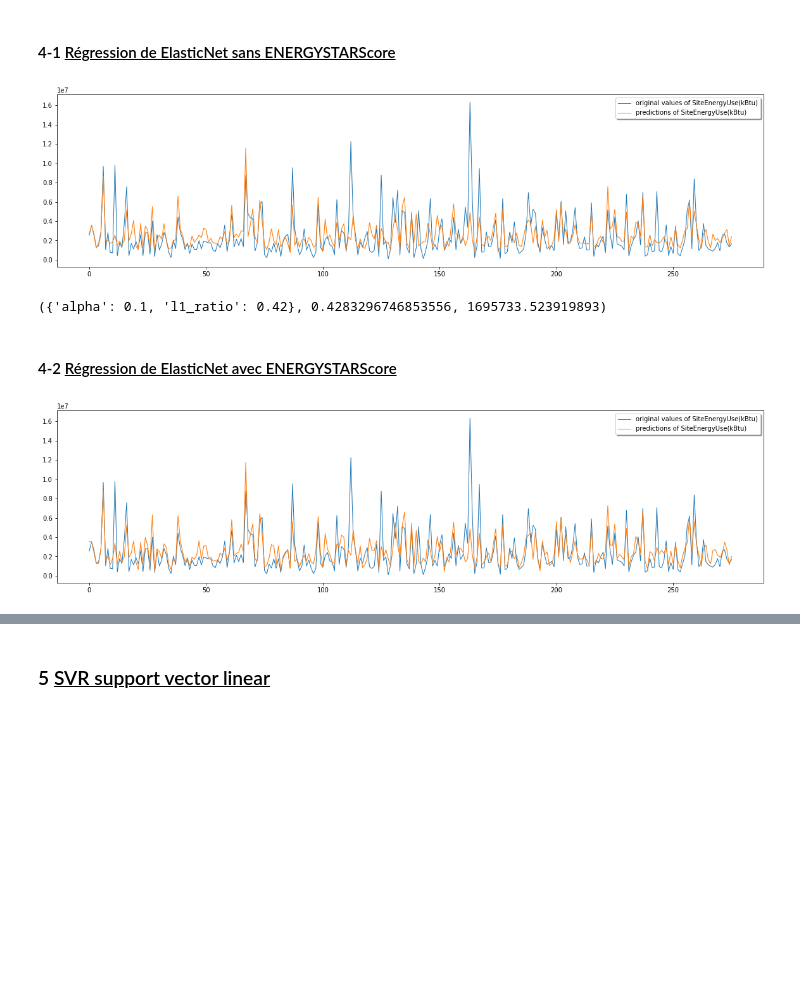
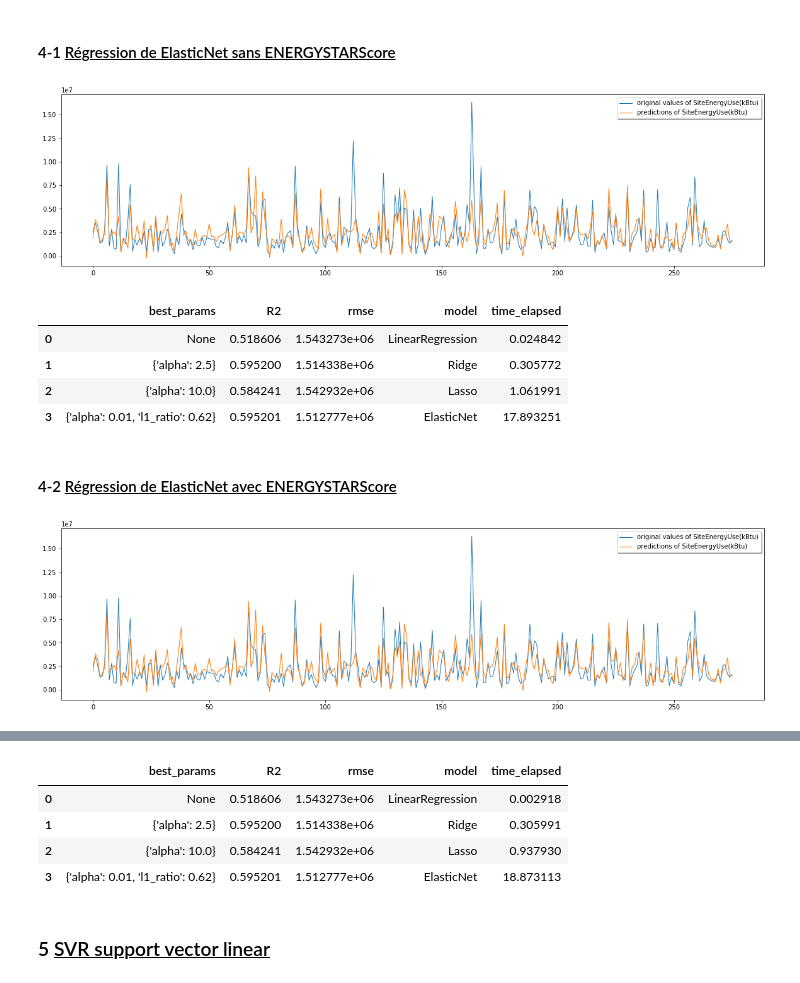
Before and after one commit to hoochycoochie/p4ml, a Jupyter notebook: DIOP_Amadou_3_notebook_prediction_082022.ipynb, the cells around one changed output, grey strips where cells are left out. Cells and saved outputs as stored; diff of their text form; code cells hidden in the pictures; blank space fills up the shorter version.

```diff
--- a/DIOP_Amadou_3_notebook_prediction_082022.ipynb
+++ b/DIOP_Amadou_3_notebook_prediction_082022.ipynb
@@ -119,18 +113,16 @@ utils.grid_search_cv_func(df,target_col,feature_cols,param_grid,scoring,model,te
 # %% [markdown]
 #### 2-2 <u>Régression de ridge avec ENERGYSTARScore </u>
 # %%
+train_x=X_train_with_energy_star_score.values
+test_x=X_test_with_energy_star_score.values
 
-feature_cols=[
 
- col for col in df.columns.tolist() if col!='TotalGHGEmissions' and col!='SiteEnergyUse(kBtu)'
-]
 param_grid = [{'alpha' : np.array([10, 9, 8, 7, 6, 5, 4, 3.5, 3, 2.5, 2, 1, 0.95, 0.9, 0.8, 0.7, 0.6, 0.5, 0.1, 0.01])}]
 
 
-scoring = 'r2'
-cv=5
-test_size=0.25
-random_state=42
 model = Ridge(random_state=random_state)
-utils.grid_search_cv_func(df,target_col,feature_cols,param_grid,scoring,model,test_size,random_state,cv)
+result=utils.grid_search_cv_func(df,target_col,feature_cols_with_energy_star_score,param_grid,scoring,model,test_size,random_state,cv,train_x,test_x,train_y,test_y)
+df_result_with_energy_star_score=df_result_with_energy_star_score.append(result,ignore_index = True)
+print(result)
+df_result_with_energy_star_score
 # %% [output]
@@ -161,18 +161,18 @@ utils.grid_search_cv_func(df,target_col,feature_cols,param_grid,scoring,model,te
 # %% [markdown]
 #### 3-2 <u>Régression de Lasso avec ENERGYSTARScore </u>
 # %%
+train_x=X_train_with_energy_star_score.values
+test_x=X_test_with_energy_star_score.values
 
-feature_cols=[
 
- col for col in df.columns.tolist() if col!='TotalGHGEmissions' and col!='SiteEnergyUse(kBtu)'
-]
 param_grid = [{'alpha' : np.array([10, 1, 0.1, 0.02, 0.01, 0.005, 0.001, 0.0005])}]
 
 
 scoring = 'r2'
-cv=5
-test_size=0.25
-random_state=42
+
 model = Lasso( random_state=random_state)
-utils.grid_search_cv_func(df,target_col,feature_cols,param_grid,scoring,model,test_size,random_state,cv)
+result=utils.grid_search_cv_func(df,target_col,feature_cols_with_energy_star_score,param_grid,scoring,model,test_size,random_state,cv,train_x,test_x,train_y,test_y)
+df_result_with_energy_star_score=df_result_with_energy_star_score.append(result,ignore_index = True)
+print(result)
+df_result_with_energy_star_score
 # %% [output]
@@ -183,41 +187,41 @@ utils.grid_search_cv_func(df,target_col,feature_cols,param_grid,scoring,model,te
 # %% [markdown]
 #### 4-1 <u>Régression de ElasticNet sans ENERGYSTARScore </u>
 # %%
+train_x=X_train.values
+test_x=X_test.values
 
-feature_cols=[
-
- col for col in df.columns.tolist() if col!='TotalGHGEmissions' and col!='SiteEnergyUse(kBtu)' and col!='ENERGYSTARScore'
-]
 param_grid = [{"alpha": [10, 1, 0.1, 0.01, 0.001],  #coefficient qui multiplie le terme de pénalité
               "l1_ratio": np.arange(0, 2, 0.01)}]#L1 ratio si = 1 équivaut à un Lasso si 0 à un Ridge
 
 
-scoring = 'r2'
-cv=5
-test_size=0.25
-random_state=42
+
 model = ElasticNet( random_state=random_state,normalize=False)
-utils.grid_search_cv_func(df,target_col,feature_cols,param_grid,scoring,model,test_size,random_state,cv)
+result=utils.grid_search_cv_func(df,target_col,feature_cols,param_grid,scoring,model,test_size,random_state,cv,train_x,test_x,train_y,test_y)
+df_result=df_result.append(result,ignore_index = True)
+df_result
 # %% [output]
-[figure, old version]
+[figure, new version]
-({'alpha': 0.1, 'l1_ratio': 0.42}, 0.4283296746853556, 1695733.523919893)
+|  | best_params | R2 | rmse | model | time_elapsed |
+| 0 | None | 0.518606 | 1.543273e+06 | LinearRegression | 0.024842 |
+| 1 | {'alpha': 2.5} | 0.595200 | 1.514338e+06 | Ridge | 0.305772 |
+| 2 | {'alpha': 10.0} | 0.584241 | 1.542932e+06 | Lasso | 1.061991 |
+| 3 | {'alpha': 0.01, 'l1_ratio': 0.62} | 0.595201 | 1.512777e+06 | ElasticNet | 17.893251 |
 # %% [markdown]
 #### 4-2 <u>Régression de ElasticNet avec ENERGYSTARScore </u>
 # %%
+train_x=X_train_with_energy_star_score.values
+test_x=X_test_with_energy_star_score.values
 
-feature_cols=[
-
- col for col in df.columns.tolist() if col!='TotalGHGEmissions' and col!='SiteEnergyUse(kBtu)'
-]
 param_grid = [{"alpha": [10, 1, 0.1, 0.01, 0.001],  #coefficient qui multiplie le terme de pénalité
               "l1_ratio": np.arange(0, 2, 0.01)}]#L1 ratio si = 1 équivaut à un Lasso si 0 à un Ridge
 
 
-scoring = 'r2'
-cv=5
-test_size=0.25
-random_state=42
 model = ElasticNet( random_state=random_state,normalize=False)
-utils.grid_search_cv_func(df,target_col,feature_cols,param_grid,scoring,model,test_size,random_state,cv)
+result=utils.grid_search_cv_func(df,target_col,feature_cols_with_energy_star_score,param_grid,scoring,model,test_size,random_state,cv,train_x,test_x,train_y,test_y)
+
+
+df_result_with_energy_star_score=df_result_with_energy_star_score.append(result,ignore_index = True)
+print(result)
+df_result_with_energy_star_score
 # %% [output]
-[figure, old version]
+[figure, new version]
@@ -225,3 +229,8 @@ utils.grid_search_cv_func(df,target_col,feature_cols,param_grid,scoring,model,te
+|  | best_params | R2 | rmse | model | time_elapsed |
+| 0 | None | 0.518606 | 1.543273e+06 | LinearRegression | 0.002918 |
+| 1 | {'alpha': 2.5} | 0.595200 | 1.514338e+06 | Ridge | 0.305991 |
+| 2 | {'alpha': 10.0} | 0.584241 | 1.542932e+06 | Lasso | 0.937930 |
+| 3 | {'alpha': 0.01, 'l1_ratio': 0.62} | 0.595201 | 1.512777e+06 | ElasticNet | 18.873113 |
 # %% [markdown]
 ### 5 <u>SVR support vector linear</u>
 # %% [markdown]
```
Also changed, not shown: parts of 33 cells of this notebook, 1 other file.
